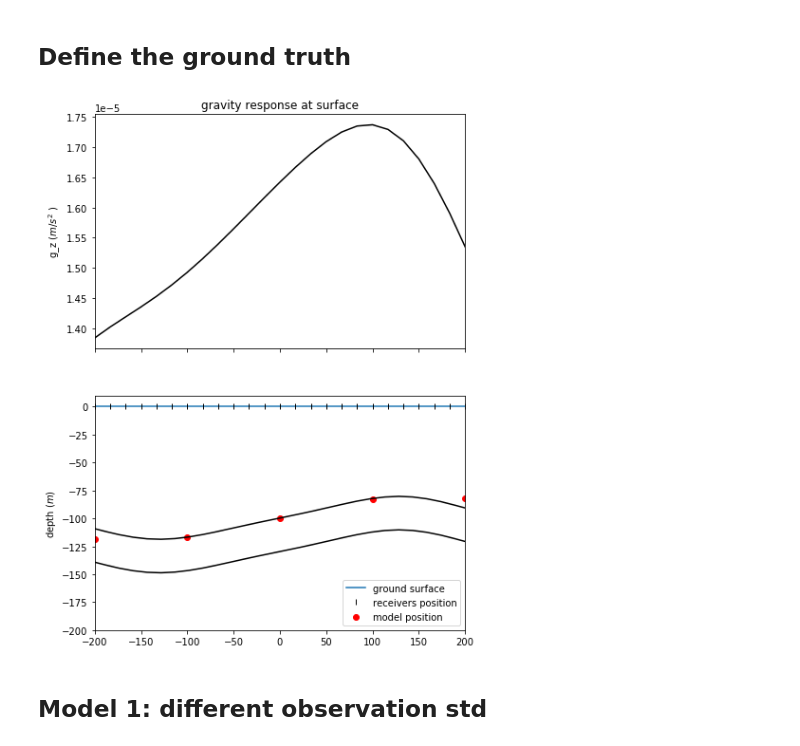
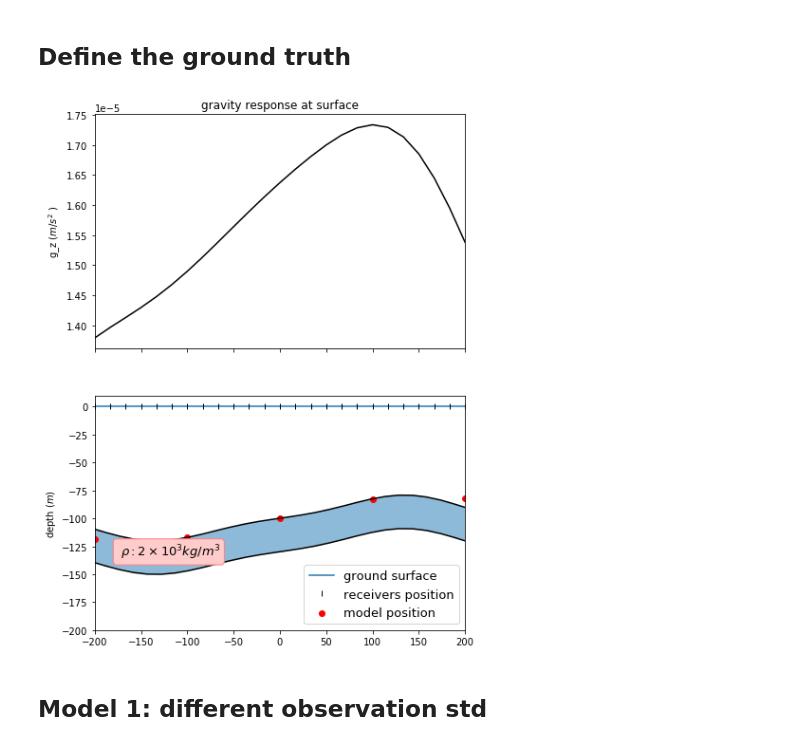
Before and after one commit to GeorgeLiang3/repository1, a Jupyter notebook: Gravity/NewGrav/Gravity_tf_vectorized_GP_2.2_full_cov_fail.ipynb, the cells around one changed output. Cells and saved outputs as stored; diff of their text form; code cells hidden in the pictures.

```diff
--- a/Gravity/NewGrav/Gravity_tf_vectorized_GP_2.2_full_cov_fail.ipynb
+++ b/Gravity/NewGrav/Gravity_tf_vectorized_GP_2.2_full_cov_fail.ipynb
@@ -129,36 +129,47 @@ def Draw_inter(_control_index,_control_position,x_ = None, z_ = None, z_true = N
     if z_true is not None:
         ## true poistion is black
         ax.scatter(control_index,z_true, c = 'black',label = 'true position',alpha = 0.6)
 
     if x_ is None:
         x_,z_ = gp.GaussianProcess(_control_index,_control_position)
+
+    ax.fill_between(np.squeeze(x_)[0:int(x_.shape[0]/2)],np.squeeze(z_)[0:int(x_.shape[0]/2)],np.squeeze(z_)[int(x_.shape[0]/2):][::-1],alpha = 0.5)
     ax.plot(x_,z_,**kwargs)
     ## proposal is red
+
+    plt.text(-120, -130, r" $\rho: 2 \times 10^3kg/m^3$", size=13, rotation=0.,
+         ha="center", va="center",
+         bbox=dict(boxstyle="round",
+                   ec=(1., 0.5, 0.5),
+                   fc=(1., 0.8, 0.8),
+                   )
+         )
+
     ax.scatter(_control_index,_control_position, label = 'model position',c = 'red')
     ax.set_ylabel('depth ($m$)')
     ax.plot(np.linspace(-R,R,obs_N),np.zeros(obs_N),label = 'ground surface')
     ax.plot(np.linspace(-R,R,obs_N),np.zeros(obs_N),'k|',label = 'receivers position')
     ax.set_ylim(depth-100,10)
     ax.set_xlim(-R,R)
 
 def Draw(_control_index,_control_position,_x = None,_z = None,true_position = None,ax = None,R =100,**kwargs):
     if ax is None:
         f,ax = plt.subplots(2,sharex=True, figsize = (7,10))
     if _x is None:
         _x,_z = gp.GaussianProcess(_control_index,_control_position,resolution=10)
 
     simulated_gravity(_x,_z,R = R,ax = ax[0],**kwargs)
     Draw_inter(_control_index,_control_position,x_ = _x, z_ = _z,R = R,ax = ax[1],z_true =true_position,**kwargs)
 #     plt.legend(loc = 'lower right')
 
     handles, labels = plt.gca().get_legend_handles_labels()
     by_label = dict(zip(labels, handles))
-    plt.legend(by_label.values(), by_label.keys(),loc = 'lower right')
+    plt.legend(by_label.values(), by_label.keys(),loc = 'lower right',prop={'size': 13})
 
 Draw(control_index,True_position_sin,R=Range[1],alpha = 1,color = 'k')
-# plt.savefig("/Users/zhouji/Documents/Presentations/EGU 2020/Presentation/Input/2DGrav.png")
+plt.savefig("/Users/zhouji/Documents/Presentations/IRTG 2020/figs/2DGrav.png",dpi=500)
 # %% [output]
-[figure, old version]
+[figure, new version]
 # %% [markdown]
 ## Model 1: different observation std
 # %%
```
Also changed, not shown: 10 other files.
